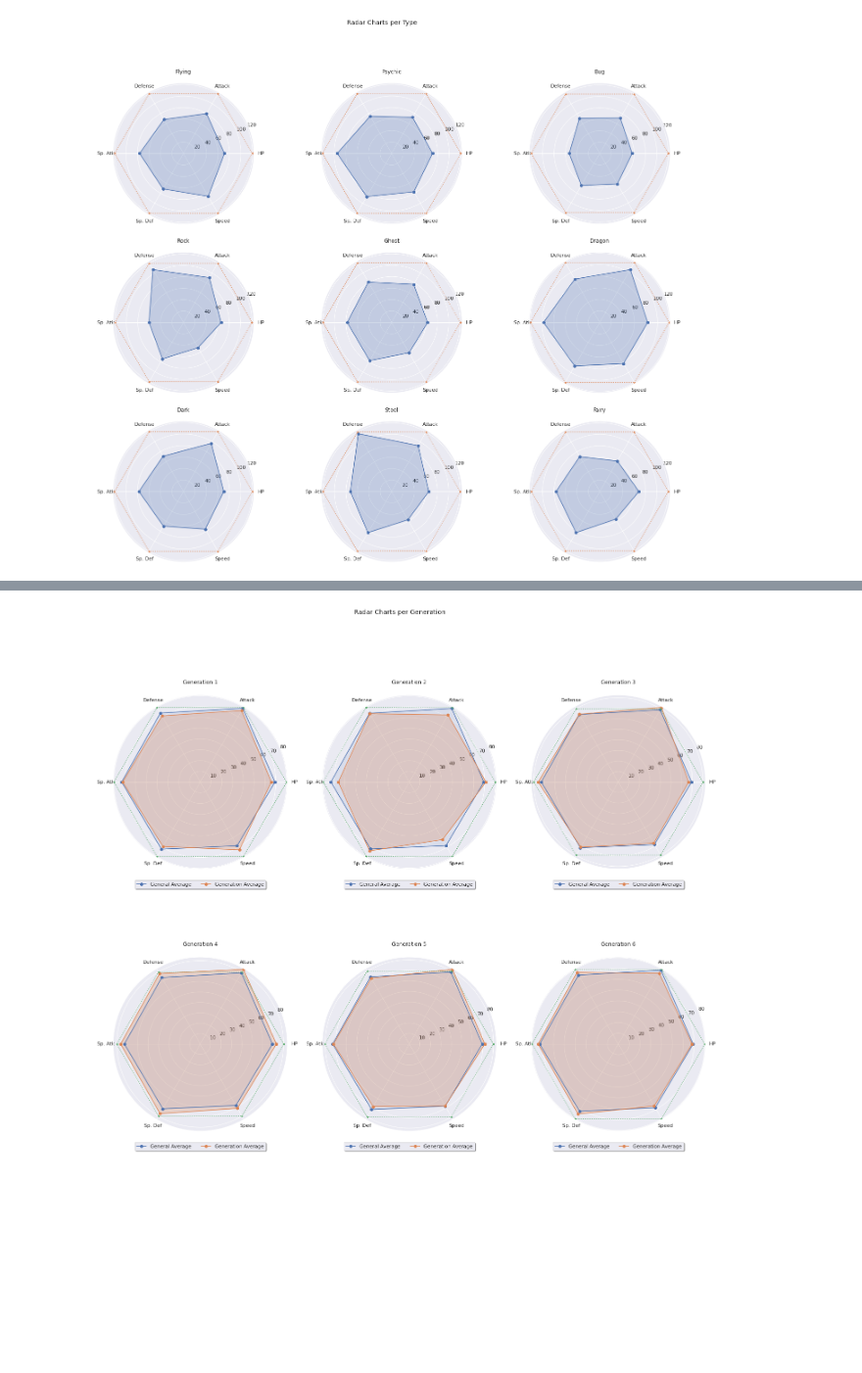
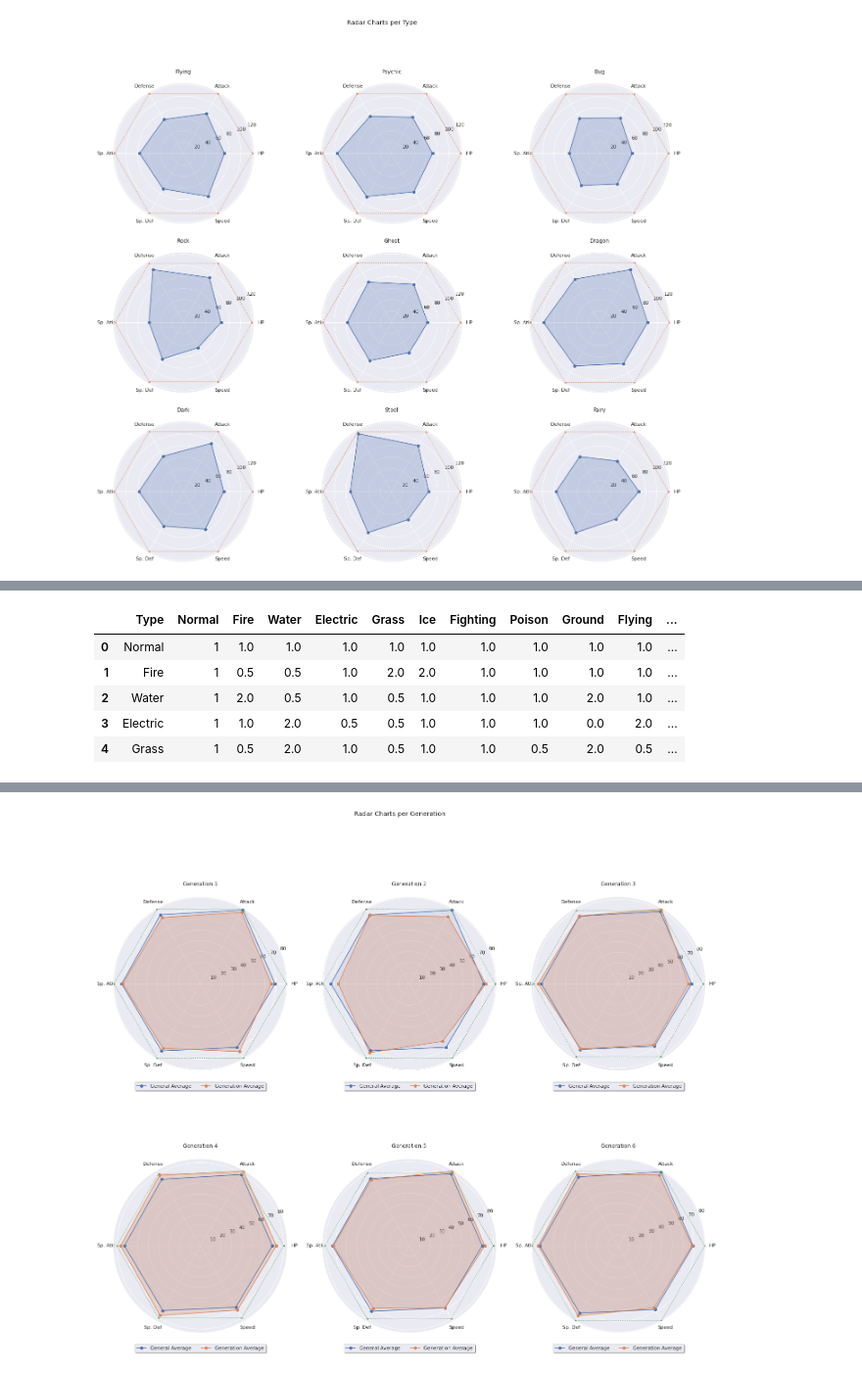
Before and after one commit to rpdieego/IndigoTortoise-pkmn-notebooks, a Jupyter notebook: IndigoTortoise_pkmn.ipynb, the cells around one changed output, grey strips where cells are left out. Shown at 98% size. Drawn from its saved outputs; the diff is of its cells as text; code cells hidden in the pictures; blank space fills up the shorter version.

```diff
--- a/IndigoTortoise_pkmn.ipynb
+++ b/IndigoTortoise_pkmn.ipynb
@@ -680,0 +696,12 @@ plot_radar_charts_3x3(avg_types_stats[9:18], types_list[9:18])
+# %%
+# Types Dataframe
+# Attacking types on the rows, defending types on the columns
+# Damage multiplier type i x type j = types_df[i][j]
+types_df.head()
+# %% [output]
+|  | Type | Normal | Fire | Water | Electric | Grass | Ice | Fighting | Poison | Ground | Flying | ... |
+| 0 | Normal | 1 | 1.0 | 1.0 | 1.0 | 1.0 | 1.0 | 1.0 | 1.0 | 1.0 | 1.0 | ... |
+| 1 | Fire | 1 | 0.5 | 0.5 | 1.0 | 2.0 | 2.0 | 1.0 | 1.0 | 1.0 | 1.0 | ... |
+| 2 | Water | 1 | 2.0 | 0.5 | 1.0 | 0.5 | 1.0 | 1.0 | 1.0 | 2.0 | 1.0 | ... |
+| 3 | Electric | 1 | 1.0 | 2.0 | 0.5 | 0.5 | 1.0 | 1.0 | 1.0 | 0.0 | 2.0 | ... |
+| 4 | Grass | 1 | 0.5 | 2.0 | 1.0 | 0.5 | 1.0 | 1.0 | 0.5 | 2.0 | 0.5 | ... |
```
Also changed, not shown: parts of 7 cells of this notebook.
